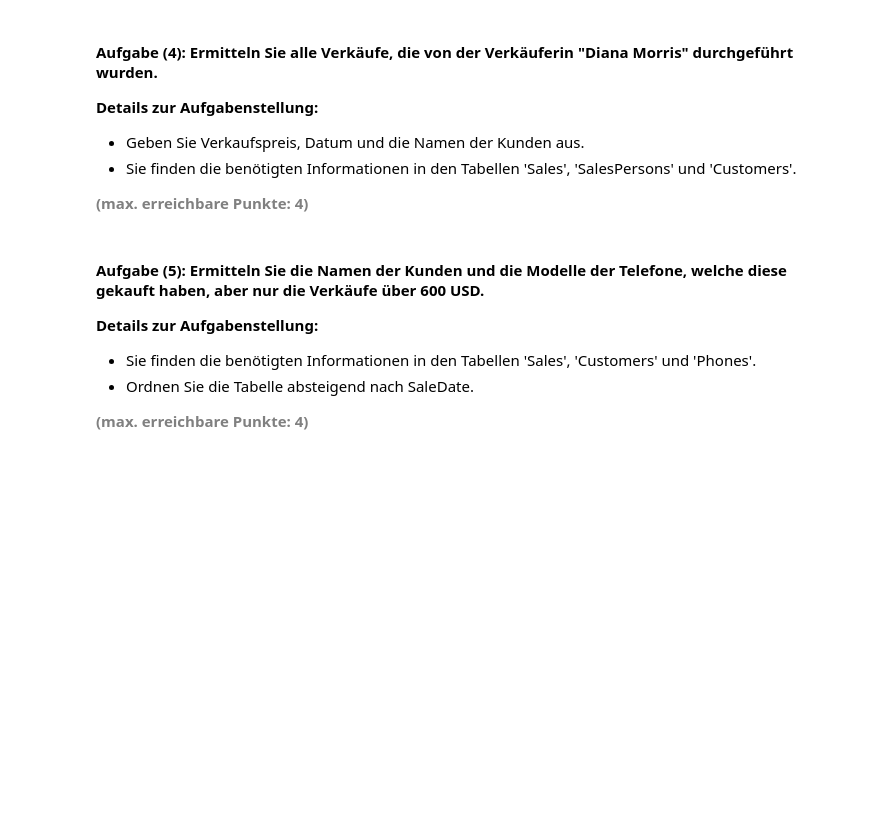
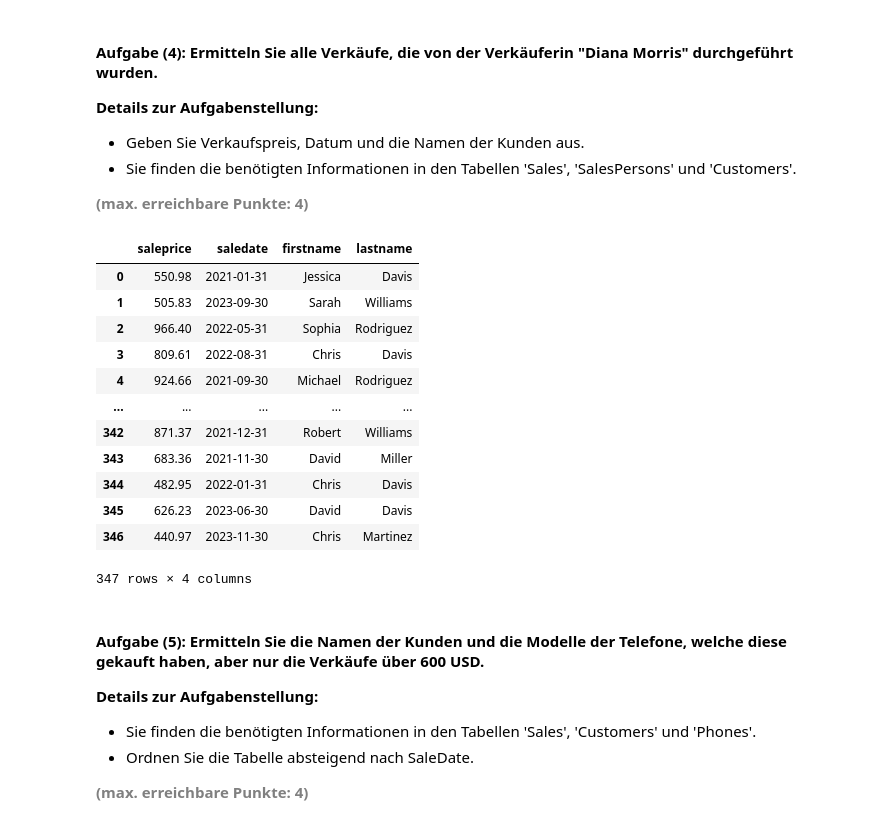
Before and after one commit to aydemmel/python_postgresql_pgadmin, a Jupyter notebook: Test_Exam_Relationale_Daten.ipynb, the cells around one changed output. Cells and saved outputs as stored; diff of their text form; code cells hidden in the pictures; blank space fills up the shorter version.

```diff
--- a/Test_Exam_Relationale_Daten.ipynb
+++ b/Test_Exam_Relationale_Daten.ipynb
@@ -302,15 +302,37 @@ df_aufg3
 <b style="color: gray;">(max. erreichbare Punkte: 4)</b>
 # %%
 # Engine für Datenbankverbindung erstellen
-
+engine = create_engine(db_connection_url)
 
 # Abfrage erstellen und Ergebnis in einem DataFrame speichern
+df_aufg4 = pd.read_sql_query('''SELECT S.SalePrice, S.SaleDate, C.FirstName, C.LastName
+                            FROM ((Sales S
+	                          INNER JOIN Customers C ON S.CustomerID = C.CustomerID)
+	                          INNER JOIN Salespersons SP ON S.SalespersonID = SP.SalespersonID)
+                            WHERE SP.FirstName = 'Diana'
+                              AND SP.LastName = 'Morris';''',
+                              con=engine)
 
 
 # Datenbankverbindung trennen
-
+engine.dispose()
 
 # Ergebnis anzeigen
+df_aufg4
+# %% [output]
+|  | saleprice | saledate | firstname | lastname |
+| 0 | 550.98 | 2021-01-31 | Jessica | Davis |
+| 1 | 505.83 | 2023-09-30 | Sarah | Williams |
+| 2 | 966.40 | 2022-05-31 | Sophia | Rodriguez |
+| 3 | 809.61 | 2022-08-31 | Chris | Davis |
+| 4 | 924.66 | 2021-09-30 | Michael | Rodriguez |
+| ... | ... | ... | ... | ... |
+| 342 | 871.37 | 2021-12-31 | Robert | Williams |
+| 343 | 683.36 | 2021-11-30 | David | Miller |
+| 344 | 482.95 | 2022-01-31 | Chris | Davis |
+| 345 | 626.23 | 2023-06-30 | David | Davis |
+| 346 | 440.97 | 2023-11-30 | Chris | Martinez |
+347 rows × 4 columns
 # %% [markdown]
 #### <b>Aufgabe (5): Ermitteln Sie die Namen der Kunden und die Modelle der Telefone, welche diese gekauft haben, aber nur die Verkäufe über 600 USD.</b>
 <b>Details zur Aufgabenstellung:</b>
```
Also changed, not shown: parts of 5 cells of this notebook.
